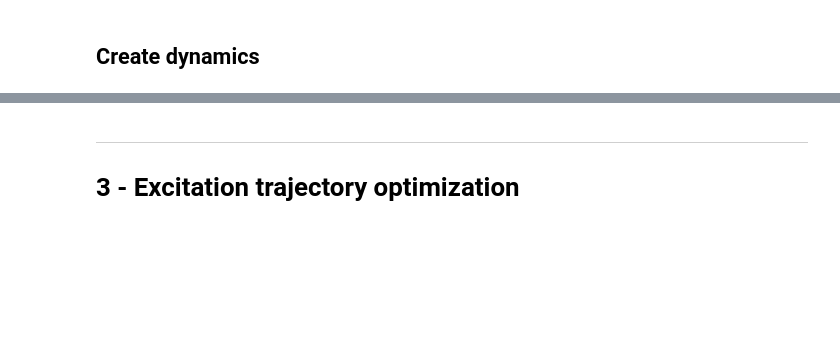
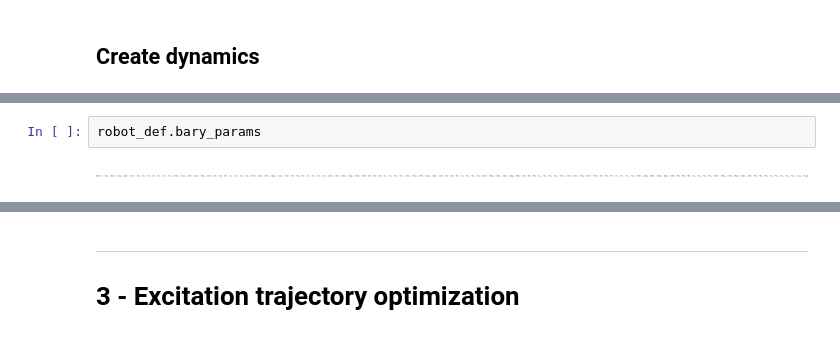
Before and after one commit to WPI-AIM/dvrk_dynamics_identification, a Jupyter notebook: main.ipynb, the cells around one changed output, grey strips where cells are left out. Cells and saved outputs as stored; diff of their text form; blank space fills up the shorter version.

```diff
--- a/main.ipynb
+++ b/main.ipynb
@@ -195,3 +231,7 @@ Wall time: 4.53 s
+# %%
+robot_def.bary_params
+# %% [output]
+[figure, added]
 # %%
 sympy.Matrix(dyn.base_param)
 # %% [output]
```
Also changed, not shown: parts of 54 cells of this notebook, 22 other files.
